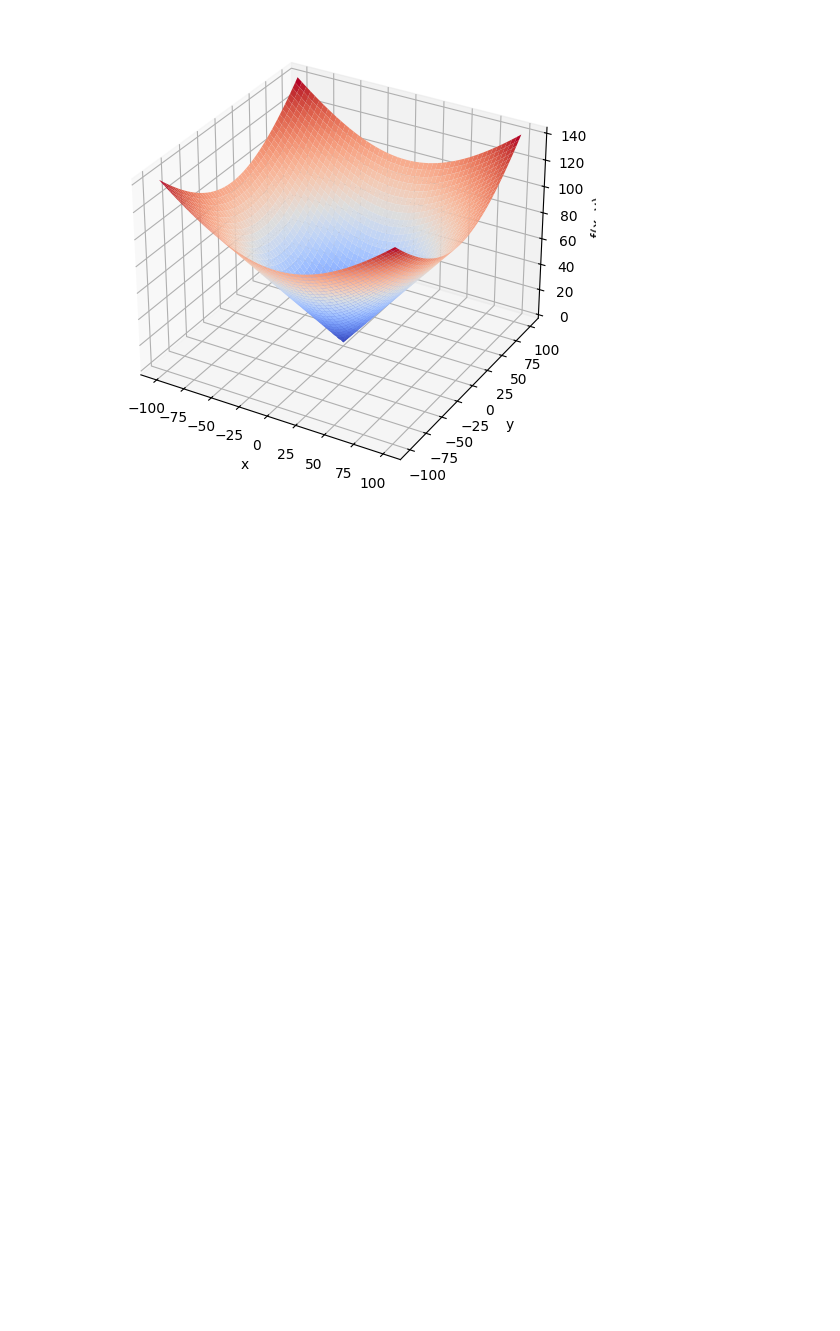
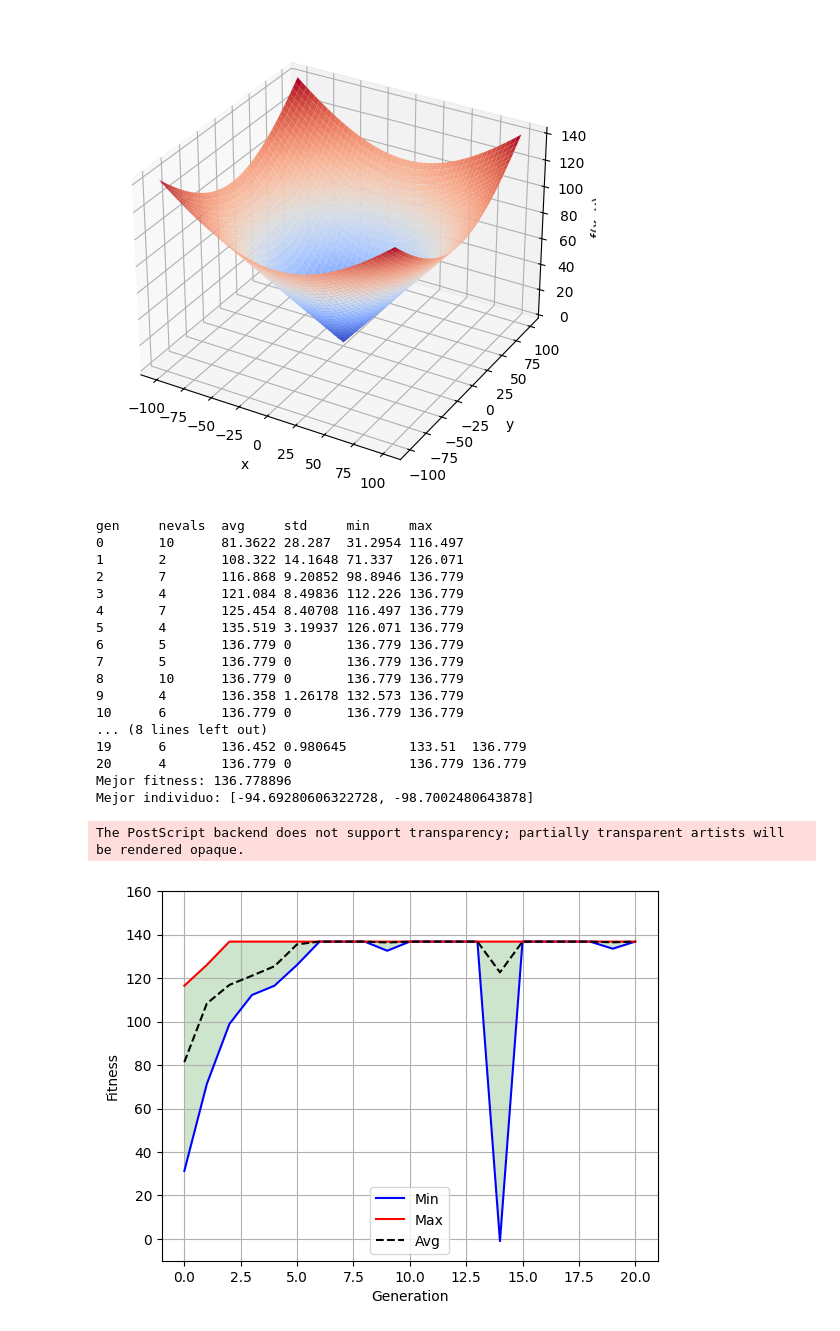
Before and after one commit to Zelio-1/Procesamiento-inteligente-de-datos_MiguelRuz, a Jupyter notebook: Practica_16/optimizacion.ipynb, the cells around one changed output. Drawn from its saved outputs; the diff is of its cells as text; code cells hidden in the pictures; blank space fills up the shorter version.

```diff
--- a/Practica_16/optimizacion.ipynb
+++ b/Practica_16/optimizacion.ipynb
@@ -44,0 +76,61 @@ creator.create("Individual", list, )
+# %%
+# Convergencia del algoritmo
+def plot_evolucion(log):
+    gen = np.array(log.select("gen"))
+    fit_mins = np.array(log.select("min"), dtype = float)
+    fit_maxs = np.array(log.select("max"), dtype = float)
+    fit_ave = np.array(log.select("avg"), dtype = float)
+
+    fig, ax1 = plt.subplots()
+    ax1.plot(gen, fit_mins, "b")
+    ax1.plot(gen, fit_maxs, "r")
+    ax1.plot(gen, fit_ave, "--k")
+    where_mask = fit_maxs >= fit_mins
+    ax1.fill_between(gen, fit_mins, fit_maxs, where = where_mask, facecolor = 'g', alpha = 0.2)
+    ax1.set_xlabel("Generation")
+    ax1.set_ylabel("Fitness")
+    ax1.set_ylim([-10, 160])
+    ax1.legend(["Min", "Max", "Avg"], loc = "lower center")
+    plt.grid(True)
+    plt.savefig("Convergencia.eps", dpi = 300)
+# %%
+# Configuracion del algoritmo genetico
+def main():
+    random.seed(42) # Semilla del generadore de los numeros pseudoaleatorios
+    CXPB, MUTPB, NGEN = 0.5, 0.2, 20 # Probabilidades de cruza, mutacion y numero de generaciones
+    pop = toolbox.population() # Generacion de la poblacion inicial
+    hof = tools.HallOfFame(1) # Almacena al mejor individuo encontrado en todas las generaciones
+    stats = tools.Statistics(lambda ind: ind.fitness.values) # Genera las estadisticas de población sobre el fitness
+    stats.register("avg", np.mean) # Calcular la media
+    stats.register("std", np.std) # Desviación estandar tipica
+    stats.register("min", np.min) # Valor minimo absoluto de la generación
+    stats.register("max", np.max) # Valor maximo absoluto de la generación
+    logbook = tools.Logbook()
+    pop, logbook = algorithms.eaSimple(pop, toolbox, cxpb = CXPB, mutpb = MUTPB, ngen = NGEN, stats = stats, halloffame = hof, verbose = True)
+    return hof, logbook
+
+if __name__ == "__main__":
+    best, log = main()
+    print("Mejor fitness: %f" %best[0].fitness.values)
+    print("Mejor individuo: %s" %best[0])
+    plot_evolucion(log)
+# %% [output]
+gen     nevals  avg     std     min     max
+0       10      81.3622 28.287  31.2954 116.497
+1       2       108.322 14.1648 71.337  126.071
+2       7       116.868 9.20852 98.8946 136.779
+3       4       121.084 8.49836 112.226 136.779
+4       7       125.454 8.40708 116.497 136.779
+5       4       135.519 3.19937 126.071 136.779
+6       5       136.779 0       136.779 136.779
+7       5       136.779 0       136.779 136.779
+8       10      136.779 0       136.779 136.779
+9       4       136.358 1.26178 132.573 136.779
+10      6       136.779 0       136.779 136.779
+... (8 lines left out)
+19      6       136.452 0.980645        133.51  136.779
+20      4       136.779 0               136.779 136.779
+Mejor fitness: 136.778896
+Mejor individuo: [-94.69280606322728, -98.7002480643878]
+The PostScript backend does not support transparency; partially transparent artists will be rendered opaque.
+[figure, added]
```
Also changed, not shown: parts of 4 cells of this notebook, 1 other file.
